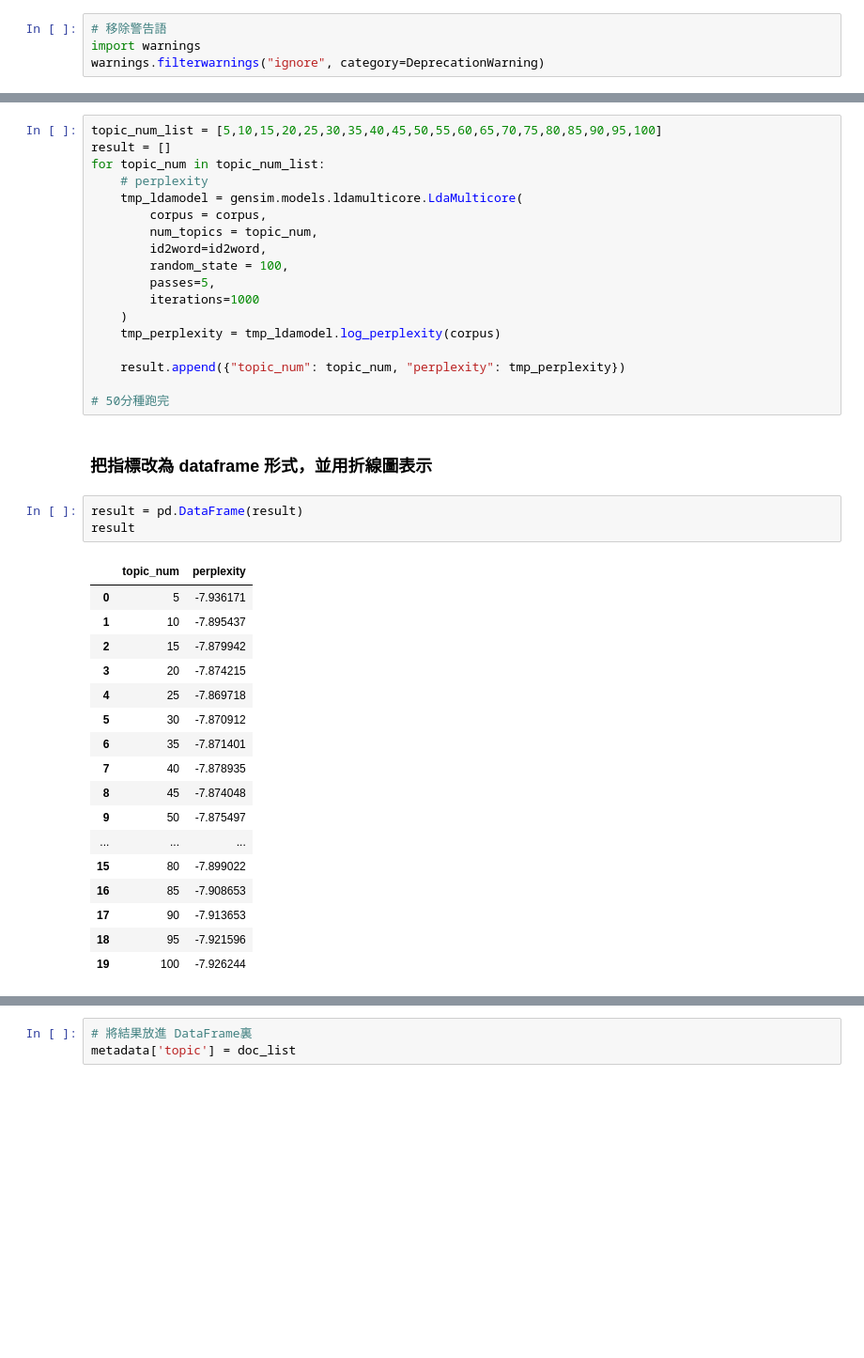
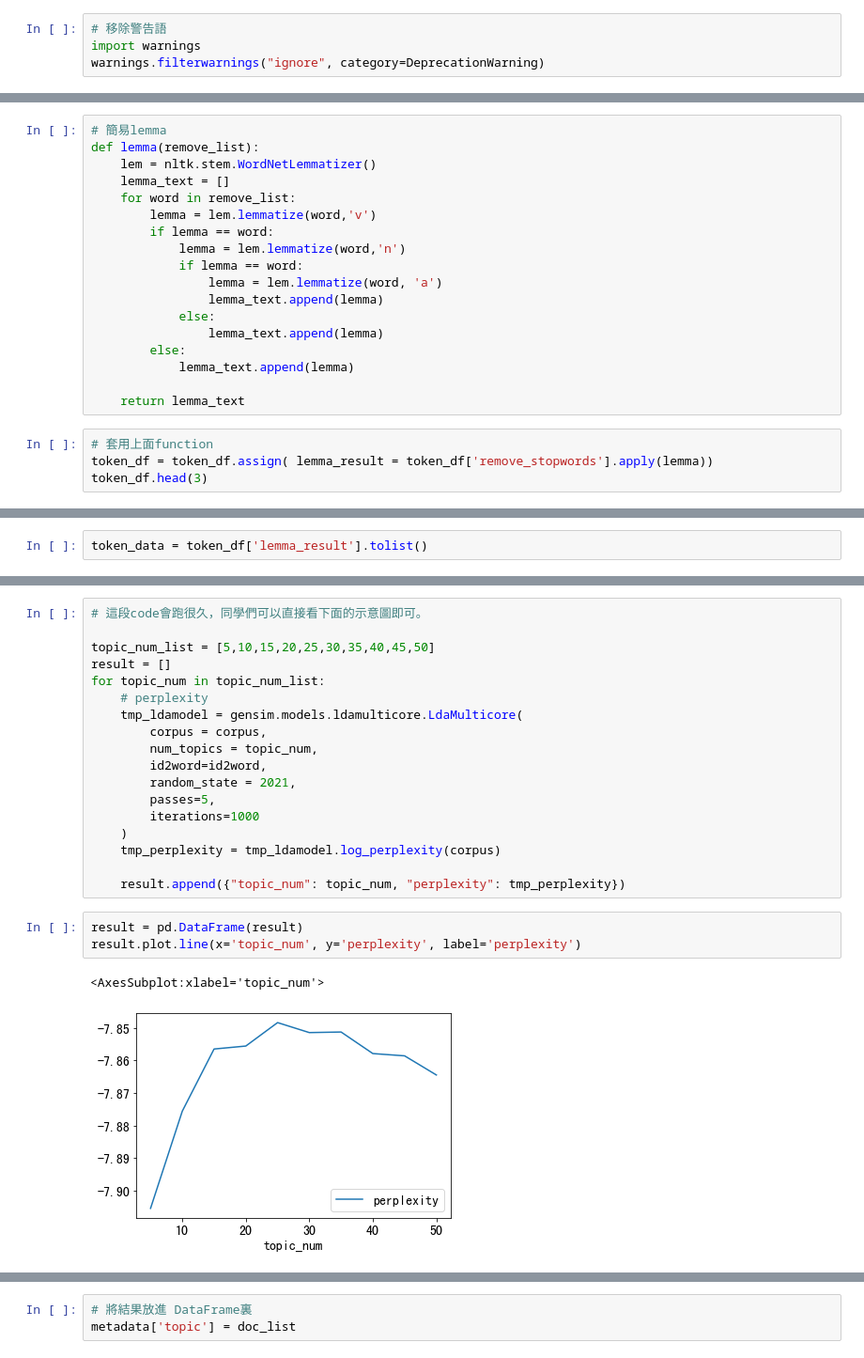
Before and after one commit to Text-Analytics-and-Retrieval/SMA_2021F, a Jupyter notebook: week12_topic_model/week12_en .ipynb, the cells around one changed output, grey strips where cells are left out. Shown at 94% size. Cells and saved outputs as stored; diff of their text form; blank space fills up the shorter version.

```diff
--- a/week12_topic_model/week12_en .ipynb
+++ b/week12_topic_model/week12_en .ipynb
@@ -119,0 +155,22 @@ id2word = corpora.Dictionary(token_data)
+# %%
+# 簡易lemma
+def lemma(remove_list):
+    lem = nltk.stem.WordNetLemmatizer()
+    lemma_text = []
+    for word in remove_list:
+        lemma = lem.lemmatize(word,'v')
+        if lemma == word:
+            lemma = lem.lemmatize(word,'n')
+            if lemma == word:
+                lemma = lem.lemmatize(word, 'a')
+                lemma_text.append(lemma)
+            else:
+                lemma_text.append(lemma)
+        else:
+            lemma_text.append(lemma)
+
+    return lemma_text
+# %%
+# 套用上面function
+token_df = token_df.assign( lemma_result = token_df['remove_stopwords'].apply(lemma))
+token_df.head(3)
@@ -119,0 +190,2 @@ id2word = corpora.Dictionary(token_data)
+# %%
+token_data = token_df['lemma_result'].tolist()
@@ -201,5 +303,7 @@ Perplexity Score:  -7.882956391433594
 # %%
-topic_num_list = [5,10,15,20,25,30,35,40,45,50,55,60,65,70,75,80,85,90,95,100]
+# 這段code會跑很久，同學們可以直接看下面的示意圖即可。
+
+topic_num_list = [5,10,15,20,25,30,35,40,45,50]
 result = []
 for topic_num in topic_num_list:
     # perplexity
@@ -207,35 +311,16 @@ for topic_num in topic_num_list:
         corpus = corpus,
         num_topics = topic_num,
         id2word=id2word,
-        random_state = 100,
+        random_state = 2021,
         passes=5,
         iterations=1000
     )
     tmp_perplexity = tmp_ldamodel.log_perplexity(corpus)
 
     result.append({"topic_num": topic_num, "perplexity": tmp_perplexity})
-
-# 50分種跑完
-# %% [markdown]
-### 把指標改為 dataframe 形式，並用折線圖表示
 # %%
 result = pd.DataFrame(result)
-result
+result.plot.line(x='topic_num', y='perplexity', label='perplexity')
 # %% [output]
-|  | topic_num | perplexity |
-| 0 | 5 | -7.936171 |
-| 1 | 10 | -7.895437 |
-| 2 | 15 | -7.879942 |
-| 3 | 20 | -7.874215 |
-| 4 | 25 | -7.869718 |
-| 5 | 30 | -7.870912 |
-| 6 | 35 | -7.871401 |
-| 7 | 40 | -7.878935 |
-| 8 | 45 | -7.874048 |
-| 9 | 50 | -7.875497 |
-| ... | ... | ... |
-| 15 | 80 | -7.899022 |
-| 16 | 85 | -7.908653 |
-| 17 | 90 | -7.913653 |
-| 18 | 95 | -7.921596 |
-| 19 | 100 | -7.926244 |
+<AxesSubplot:xlabel='topic_num'>
+[figure, added]
```
Also changed, not shown: parts of 79 cells of this notebook, 6 other files.
